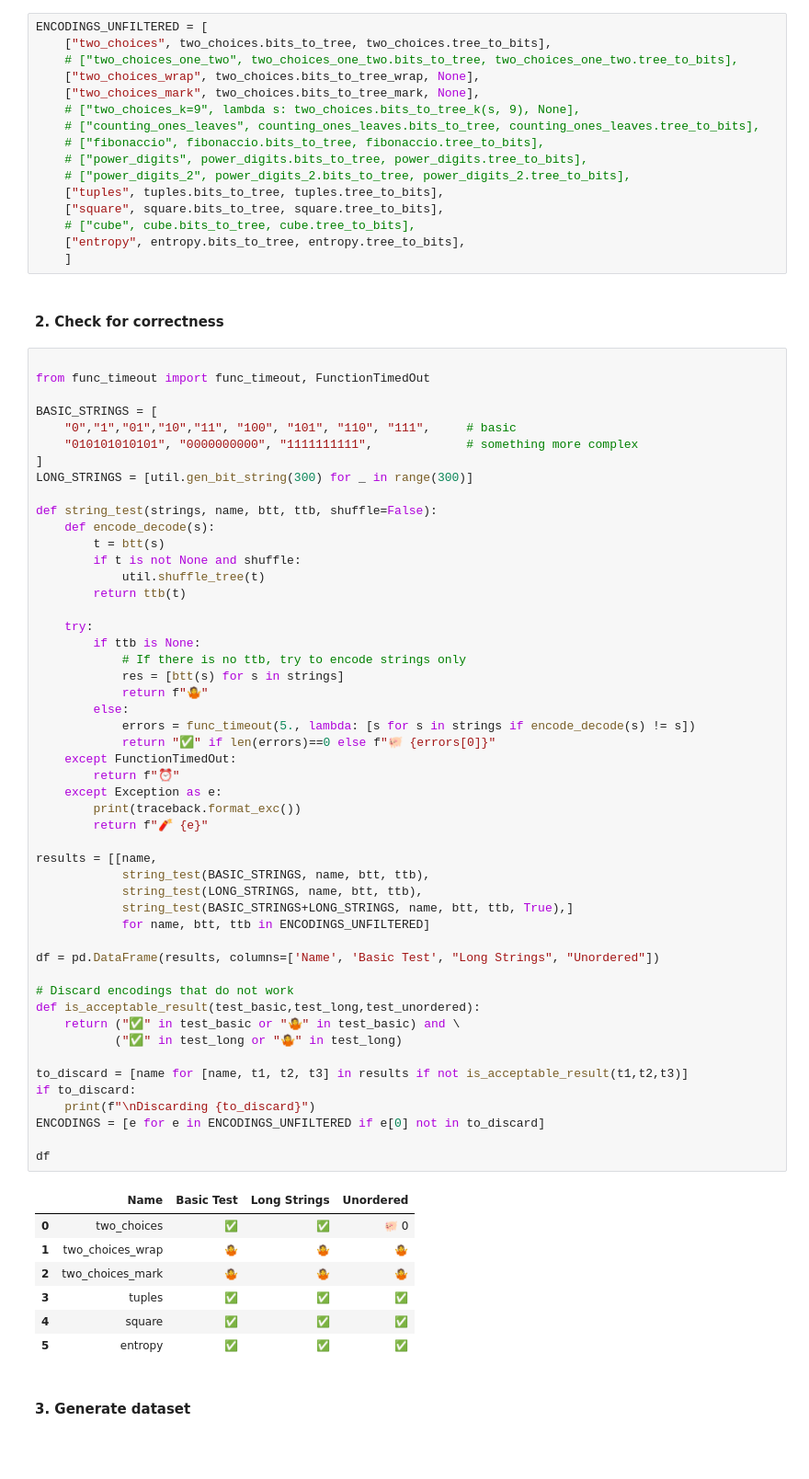
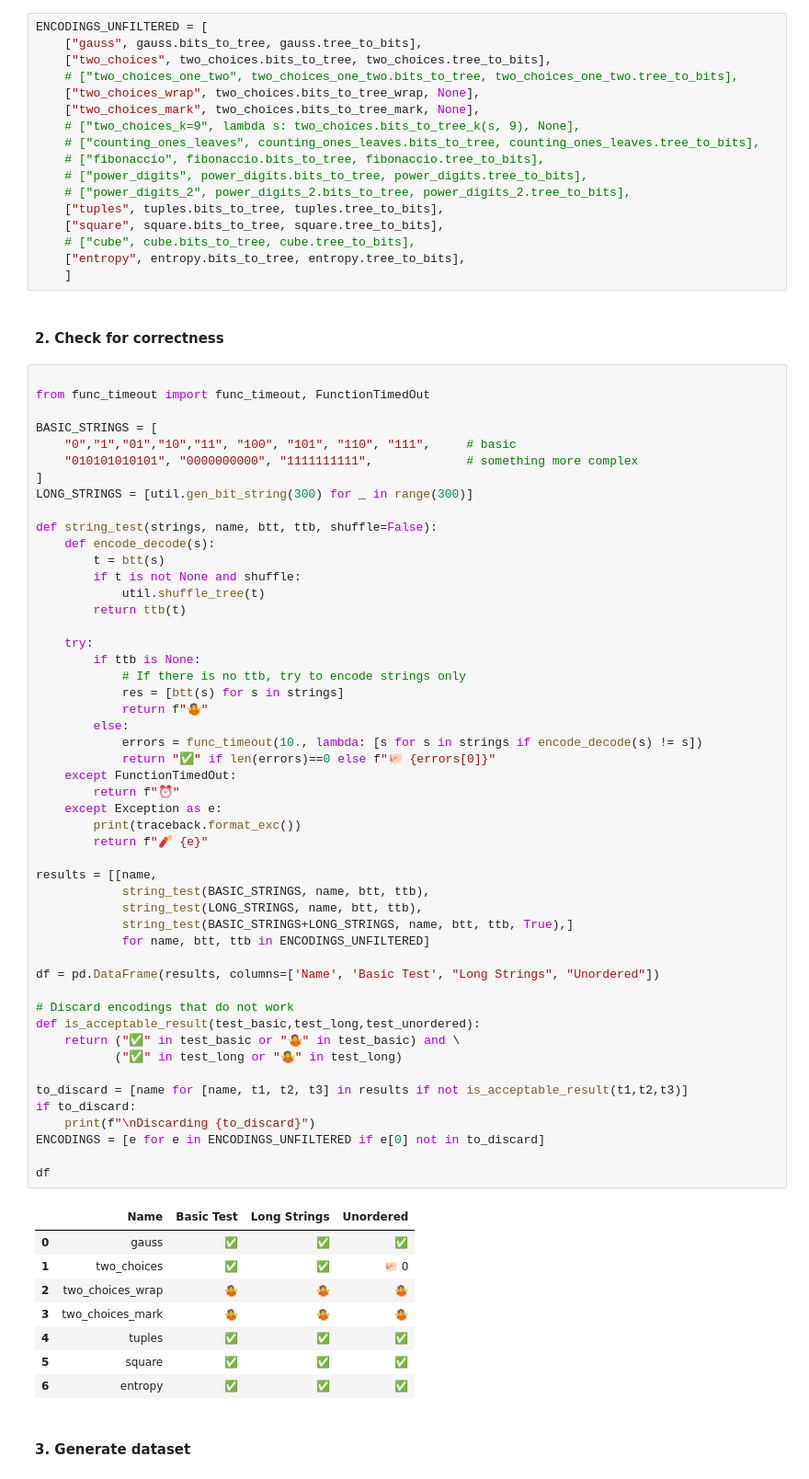
Before and after one commit to marcomaida/claycode, a Jupyter notebook: experiments/bit_to_tree/encoding_comparison.ipynb, the cells around one changed output. Shown at 92% size. Drawn from its saved outputs; the diff is of its cells as text; blank space fills up the shorter version.

```diff
--- a/experiments/bit_to_tree/encoding_comparison.ipynb
+++ b/experiments/bit_to_tree/encoding_comparison.ipynb
@@ -21,6 +21,7 @@ import tree_lib.util as util
 #### 1 - Define encodings to compare
 # %%
 ENCODINGS_UNFILTERED = [
+    ["gauss", gauss.bits_to_tree, gauss.tree_to_bits],
     ["two_choices", two_choices.bits_to_tree, two_choices.tree_to_bits],
     # ["two_choices_one_two", two_choices_one_two.bits_to_tree, two_choices_one_two.tree_to_bits],
     ["two_choices_wrap", two_choices.bits_to_tree_wrap, None],
@@ -60,41 +61,42 @@ def string_test(strings, name, btt, ttb, shuffle=False):
             res = [btt(s) for s in strings]
             return f"🤷️️️️️️"
         else:
-            errors = func_timeout(5., lambda: [s for s in strings if encode_decode(s) != s])
+            errors = func_timeout(10., lambda: [s for s in strings if encode_decode(s) != s])
             return "✅" if len(errors)==0 else f"🐖️️️️️️ {errors[0]}"
     except FunctionTimedOut:
         return f"⏰"
     except Exception as e:
         print(traceback.format_exc())
         return f"🧨️️️️️️ {e}"
 
 results = [[name,
             string_test(BASIC_STRINGS, name, btt, ttb),
             string_test(LONG_STRINGS, name, btt, ttb),
             string_test(BASIC_STRINGS+LONG_STRINGS, name, btt, ttb, True),]
             for name, btt, ttb in ENCODINGS_UNFILTERED]
 
 df = pd.DataFrame(results, columns=['Name', 'Basic Test', "Long Strings", "Unordered"])
 
 # Discard encodings that do not work
 def is_acceptable_result(test_basic,test_long,test_unordered):
     return ("✅" in test_basic or "🤷️️️️️" in test_basic) and \
            ("✅" in test_long or "🤷️️️️️" in test_long)
 
 to_discard = [name for [name, t1, t2, t3] in results if not is_acceptable_result(t1,t2,t3)]
 if to_discard:
     print(f"\nDiscarding {to_discard}")
 ENCODINGS = [e for e in ENCODINGS_UNFILTERED if e[0] not in to_discard]
 
 df
 # %% [output]
 |  | Name | Basic Test | Long Strings | Unordered |
-| 0 | two_choices | ✅ | ✅ | 🐖️️️️️️ 0 |
-| 1 | two_choices_wrap | 🤷️️️️️️ | 🤷️️️️️️ | 🤷️️️️️️ |
-| 2 | two_choices_mark | 🤷️️️️️️ | 🤷️️️️️️ | 🤷️️️️️️ |
-| 3 | tuples | ✅ | ✅ | ✅ |
-| 4 | square | ✅ | ✅ | ✅ |
-| 5 | entropy | ✅ | ✅ | ✅ |
+| 0 | gauss | ✅ | ✅ | ✅ |
+| 1 | two_choices | ✅ | ✅ | 🐖️️️️️️ 0 |
+| 2 | two_choices_wrap | 🤷️️️️️️ | 🤷️️️️️️ | 🤷️️️️️️ |
+| 3 | two_choices_mark | 🤷️️️️️️ | 🤷️️️️️️ | 🤷️️️️️️ |
+| 4 | tuples | ✅ | ✅ | ✅ |
+| 5 | square | ✅ | ✅ | ✅ |
+| 6 | entropy | ✅ | ✅ | ✅ |
 # %% [markdown]
 #### 3. Generate dataset
 # %%
```
Also changed, not shown: parts of 2 cells of this notebook, 2 other files.
